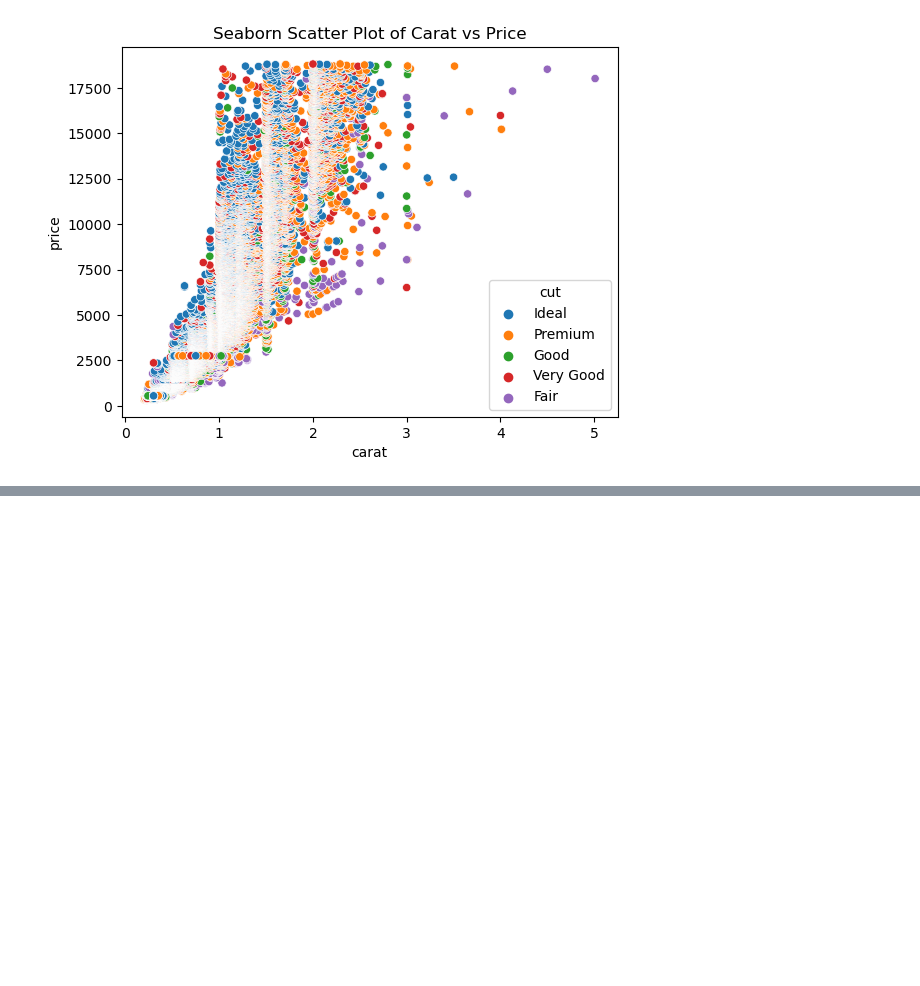
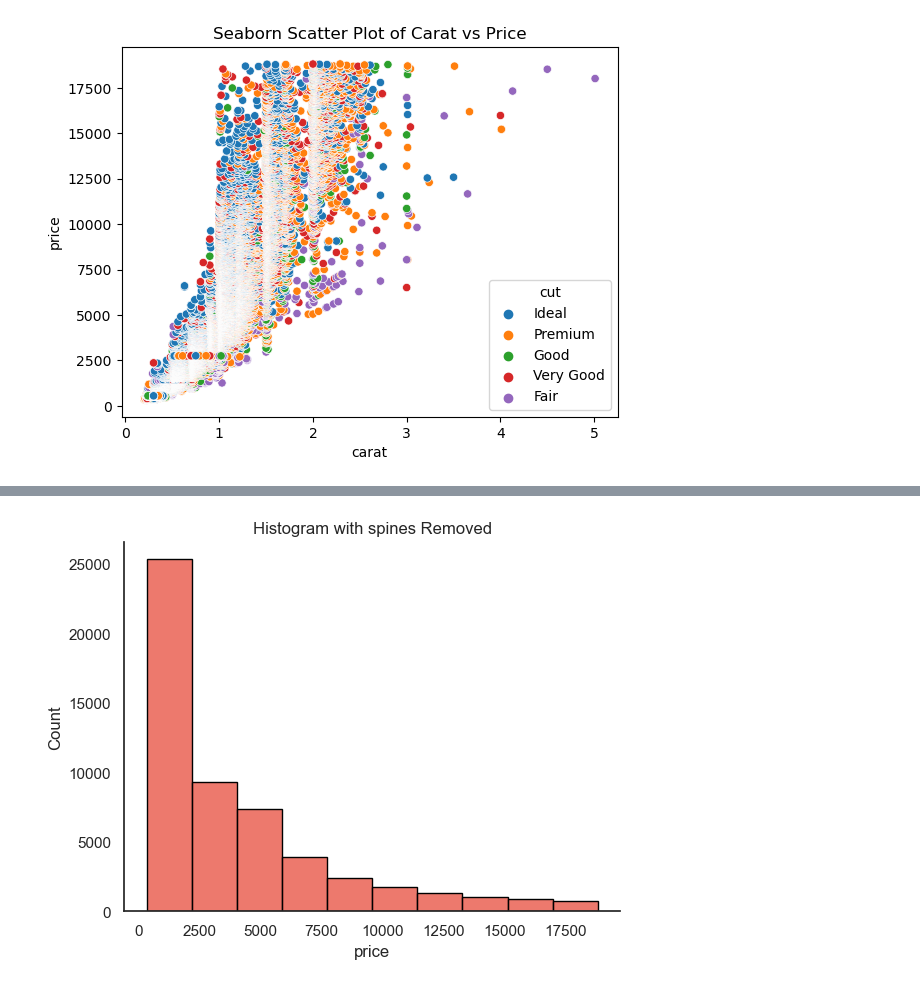
Before and after one commit to ChenniDJack/IntellipaatWorkSpace, a Jupyter notebook: LiveClass/Pandas_2025_04_12/Youtube/Matpotlib_Seaborn_Handson_21_04_2025.ipynb, the cells around one changed output, grey strips where cells are left out. Drawn from its saved outputs; the diff is of its cells as text; code cells hidden in the pictures; blank space fills up the shorter version.

```diff
--- a/LiveClass/Pandas_2025_04_12/Youtube/Matpotlib_Seaborn_Handson_21_04_2025.ipynb
+++ b/LiveClass/Pandas_2025_04_12/Youtube/Matpotlib_Seaborn_Handson_21_04_2025.ipynb
@@ -392,0 +415,10 @@ plt.show()
+# %%
+# Removind spines from the plot for a cleaner look
+
+sns.set_style("white")
+ax = sns.histplot(data["price"], bins=10, edgecolor="black")
+sns.despine() # Remove the top and right spines?
+plt.title("Histogram with spines Removed")
+plt.show()
+# %% [output]
+[figure, added]
```
Also changed, not shown: parts of 46 cells of this notebook.
